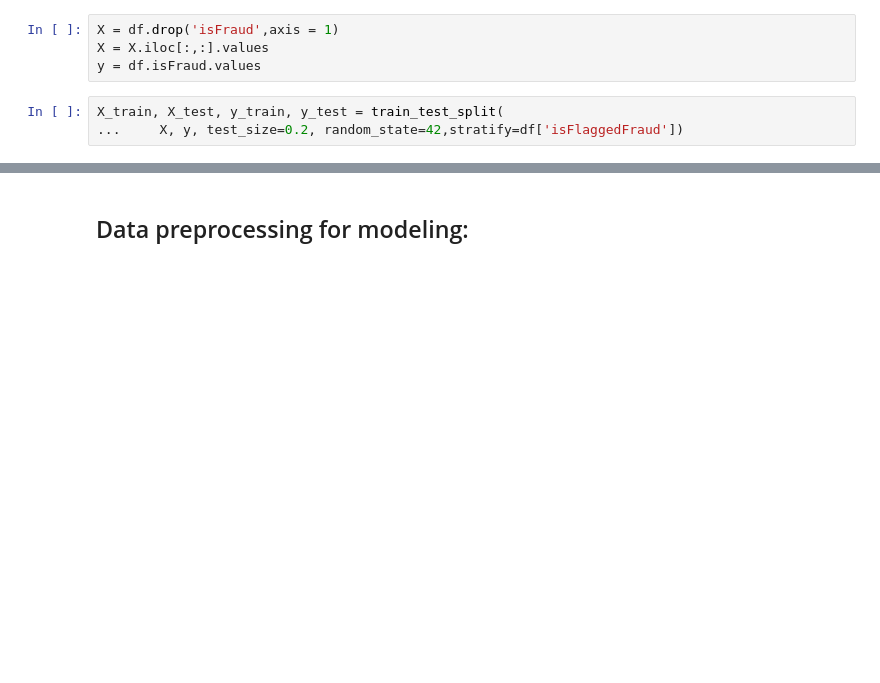
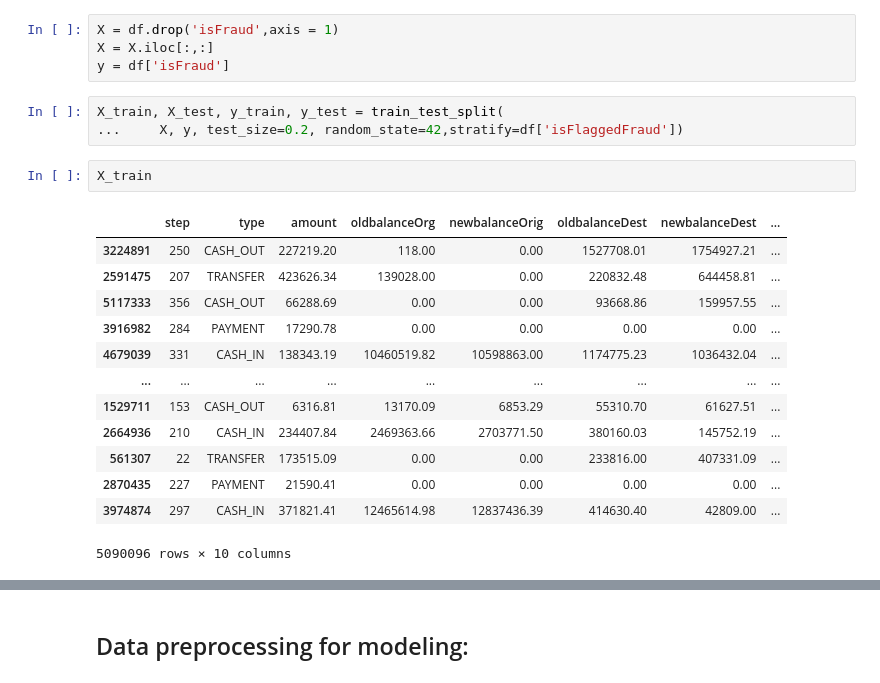
Before and after one commit to Donia-sharafeldin/fraud, a Jupyter notebook: preprocessing.ipynb, the cells around one changed output, grey strips where cells are left out. Drawn from its saved outputs; the diff is of its cells as text; blank space fills up the shorter version.

```diff
--- a/preprocessing.ipynb
+++ b/preprocessing.ipynb
@@ -195,8 +210,24 @@ newbalanceDest:738527
 df.drop(['nameOrig','nameDest'],axis = 1, inplace=True)
 # %%
 X = df.drop('isFraud',axis = 1)
-X = X.iloc[:,:].values
-y = df.isFraud.values
+X = X.iloc[:,:]
+y = df['isFraud']
 # %%
 X_train, X_test, y_train, y_test = train_test_split(
 ...     X, y, test_size=0.2, random_state=42,stratify=df['isFlaggedFraud'])
+# %%
+X_train
+# %% [output]
+|  | step | type | amount | oldbalanceOrg | newbalanceOrig | oldbalanceDest | newbalanceDest | ... |
+| 3224891 | 250 | CASH_OUT | 227219.20 | 118.00 | 0.00 | 1527708.01 | 1754927.21 | ... |
+| 2591475 | 207 | TRANSFER | 423626.34 | 139028.00 | 0.00 | 220832.48 | 644458.81 | ... |
+| 5117333 | 356 | CASH_OUT | 66288.69 | 0.00 | 0.00 | 93668.86 | 159957.55 | ... |
+| 3916982 | 284 | PAYMENT | 17290.78 | 0.00 | 0.00 | 0.00 | 0.00 | ... |
+| 4679039 | 331 | CASH_IN | 138343.19 | 10460519.82 | 10598863.00 | 1174775.23 | 1036432.04 | ... |
+| ... | ... | ... | ... | ... | ... | ... | ... | ... |
+| 1529711 | 153 | CASH_OUT | 6316.81 | 13170.09 | 6853.29 | 55310.70 | 61627.51 | ... |
+| 2664936 | 210 | CASH_IN | 234407.84 | 2469363.66 | 2703771.50 | 380160.03 | 145752.19 | ... |
+| 561307 | 22 | TRANSFER | 173515.09 | 0.00 | 0.00 | 233816.00 | 407331.09 | ... |
+| 2870435 | 227 | PAYMENT | 21590.41 | 0.00 | 0.00 | 0.00 | 0.00 | ... |
+| 3974874 | 297 | CASH_IN | 371821.41 | 12465614.98 | 12837436.39 | 414630.40 | 42809.00 | ... |
+5090096 rows × 10 columns
```
Also changed, not shown: parts of 10 cells of this notebook.
